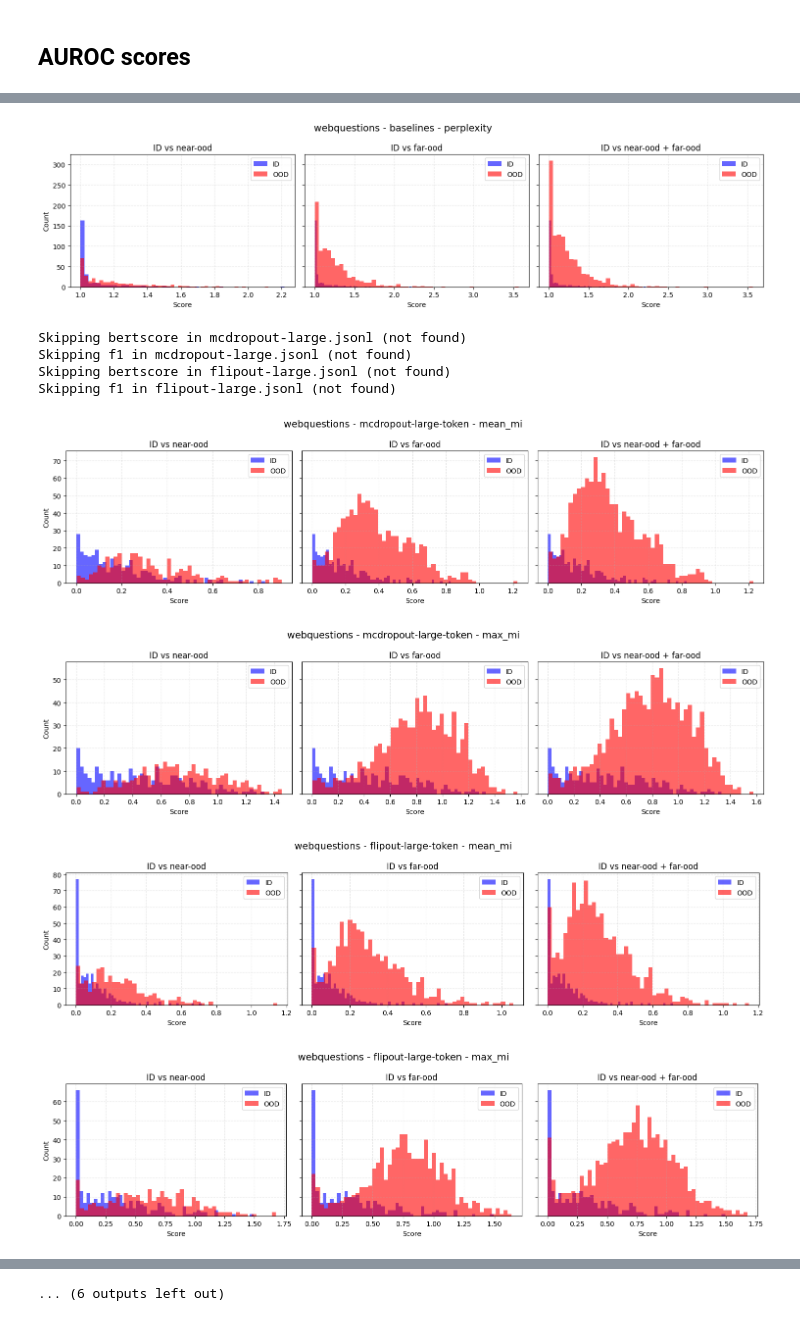
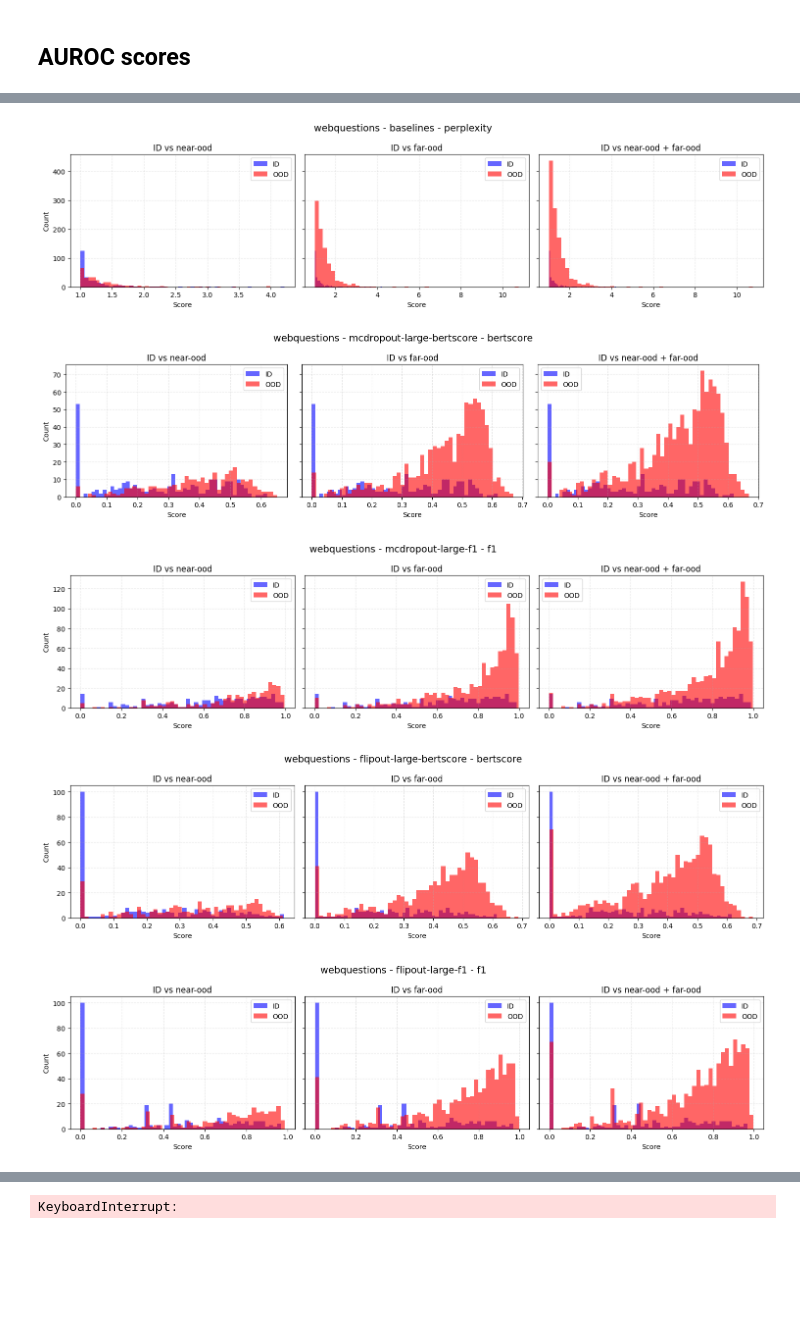
Before and after one commit to dries02/cbqa-ood, a Jupyter notebook: notebooks/results.ipynb, the cells around one changed output, grey strips where cells are left out. Cells and saved outputs as stored; diff of their text form; code cells hidden in the pictures; blank space fills up the shorter version.

```diff
--- a/notebooks/results.ipynb
+++ b/notebooks/results.ipynb
@@ -231,8 +255,10 @@ def view_all_hists(dataset: str) -> None:
     base = Path("../results")
     files_methods = {
         "baselines.jsonl": ["mean_entropy", "max_entropy", "max_token_nll", "perplexity"],
-        "mcdropout-large.jsonl": ["bertscore", "f1"],
-        "flipout-large.jsonl": ["bertscore", "f1"],
+        "mcdropout-large-bertscore.jsonl": ["bertscore"],
+        "mcdropout-large-f1.jsonl": ["f1"],
+        "flipout-large-bertscore.jsonl": ["bertscore"],
+        "flipout-large-f1.jsonl": ["f1"],
         "mcdropout-large-token.jsonl": ["mean_mi", "max_mi"],
         "flipout-large-token.jsonl": ["mean_mi", "max_mi"],
     }
@@ -267,7 +293,6 @@ def view_all_hists(dataset: str) -> None:
 
             fig.suptitle(f"{dataset} - {model_name} - {method}", fontsize=14)
             plt.tight_layout()
-            # plt.savefig(f"figures/{dataset}_{model_name}_{method}.pdf")
             plt.show()
 
 view_all_hists("webquestions")
@@ -279,9 +304,5 @@ view_all_hists("nq")
-[figure, old version]
+[figure, new version]
-Skipping bertscore in mcdropout-large.jsonl (not found)
-Skipping f1 in mcdropout-large.jsonl (not found)
-Skipping bertscore in flipout-large.jsonl (not found)
-Skipping f1 in flipout-large.jsonl (not found)
-[figure, old version]
+[figure, new version]
-[figure, old version]
+[figure, new version]
-[figure, old version]
+[figure, new version]
-[figure, old version]
+[figure, new version]
@@ -291 +309 @@ Skipping f1 in flipout-large.jsonl (not found)
-... (6 outputs left out)
+KeyboardInterrupt:
```
Also changed, not shown: parts of 16 cells of this notebook, 19 other files.
